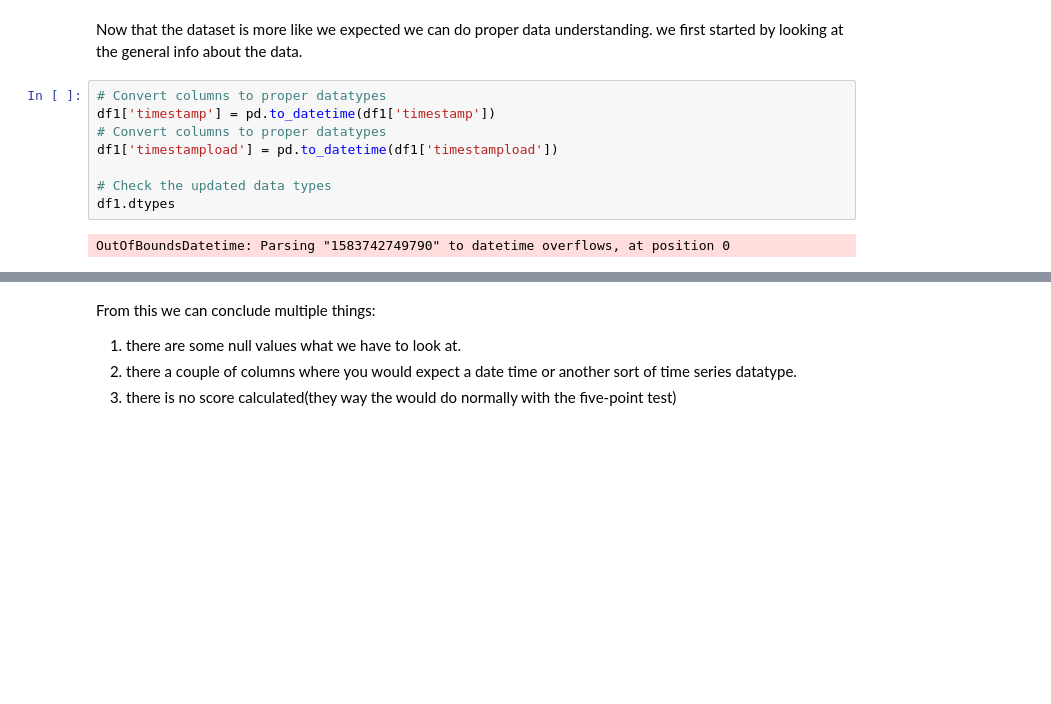
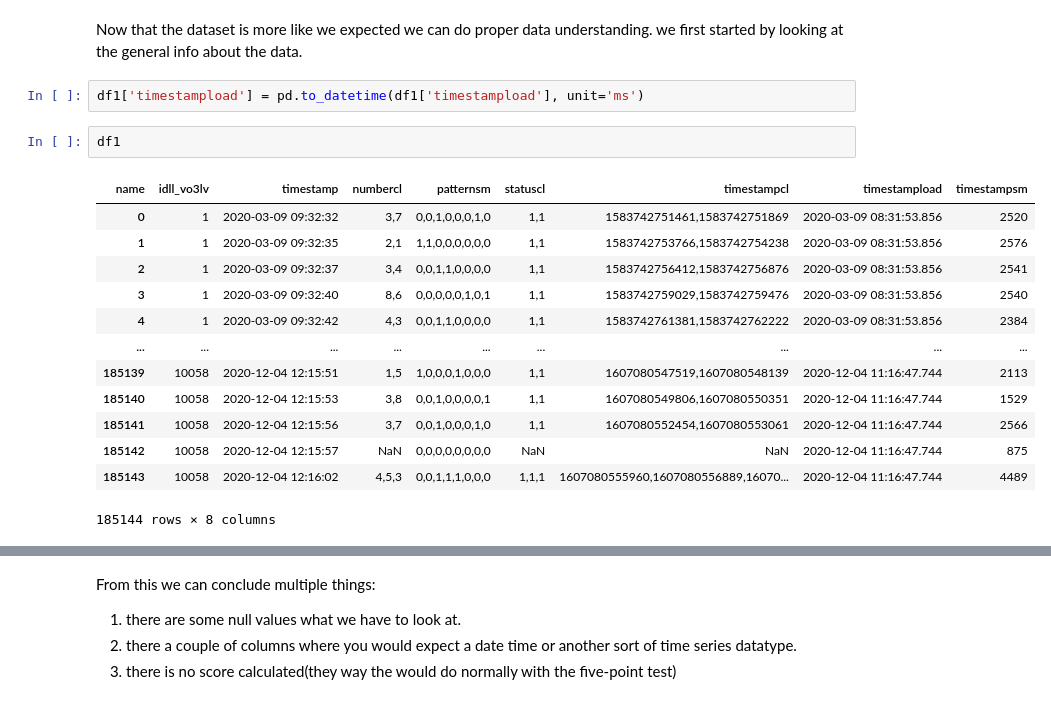
Before and after one commit to MarjoleinvdE/1-4-5, a Jupyter notebook: group 4/data/iteration 1.ipynb, the cells around one changed output, grey strips where cells are left out. Drawn from its saved outputs; the diff is of its cells as text; blank space fills up the shorter version.

```diff
--- a/group 4/data/iteration 1.ipynb
+++ b/group 4/data/iteration 1.ipynb
@@ -240,16 +240,24 @@ df1
 185144 rows × 8 columns
 # %% [markdown]
 Now that the dataset is more like we expected we can do proper data understanding. we first started by looking at the general info about the data.
-# %%
-# Convert columns to proper datatypes
-df1['timestamp'] = pd.to_datetime(df1['timestamp'])
-# Convert columns to proper datatypes
-df1['timestampload'] = pd.to_datetime(df1['timestampload'])
-
-# Check the updated data types
-df1.dtypes
-# %% [output]
-OutOfBoundsDatetime: Parsing "1583742749790" to datetime overflows, at position 0
+# %%
+df1['timestampload'] = pd.to_datetime(df1['timestampload'], unit='ms')
+# %%
+df1
+# %% [output]
+| name | idll_vo3lv | timestamp | numbercl | patternsm | statuscl | timestampcl | timestampload | timestampsm |
+| 0 | 1 | 2020-03-09 09:32:32 | 3,7 | 0,0,1,0,0,0,1,0 | 1,1 | 1583742751461,1583742751869 | 2020-03-09 08:31:53.856 | 2520 |
+| 1 | 1 | 2020-03-09 09:32:35 | 2,1 | 1,1,0,0,0,0,0,0 | 1,1 | 1583742753766,1583742754238 | 2020-03-09 08:31:53.856 | 2576 |
+| 2 | 1 | 2020-03-09 09:32:37 | 3,4 | 0,0,1,1,0,0,0,0 | 1,1 | 1583742756412,1583742756876 | 2020-03-09 08:31:53.856 | 2541 |
+| 3 | 1 | 2020-03-09 09:32:40 | 8,6 | 0,0,0,0,0,1,0,1 | 1,1 | 1583742759029,1583742759476 | 2020-03-09 08:31:53.856 | 2540 |
+| 4 | 1 | 2020-03-09 09:32:42 | 4,3 | 0,0,1,1,0,0,0,0 | 1,1 | 1583742761381,1583742762222 | 2020-03-09 08:31:53.856 | 2384 |
+| ... | ... | ... | ... | ... | ... | ... | ... | ... |
+| 185139 | 10058 | 2020-12-04 12:15:51 | 1,5 | 1,0,0,0,1,0,0,0 | 1,1 | 1607080547519,1607080548139 | 2020-12-04 11:16:47.744 | 2113 |
+| 185140 | 10058 | 2020-12-04 12:15:53 | 3,8 | 0,0,1,0,0,0,0,1 | 1,1 | 1607080549806,1607080550351 | 2020-12-04 11:16:47.744 | 1529 |
+| 185141 | 10058 | 2020-12-04 12:15:56 | 3,7 | 0,0,1,0,0,0,1,0 | 1,1 | 1607080552454,1607080553061 | 2020-12-04 11:16:47.744 | 2566 |
+| 185142 | 10058 | 2020-12-04 12:15:57 | NaN | 0,0,0,0,0,0,0,0 | NaN | NaN | 2020-12-04 11:16:47.744 | 875 |
+| 185143 | 10058 | 2020-12-04 12:16:02 | 4,5,3 | 0,0,1,1,1,0,0,0 | 1,1,1 | 1607080555960,1607080556889,16070... | 2020-12-04 11:16:47.744 | 4489 |
+185144 rows × 8 columns
 # %%
 df1.info()
 # %% [output]
```
Also changed, not shown: parts of 13 cells of this notebook, 17 other files.
